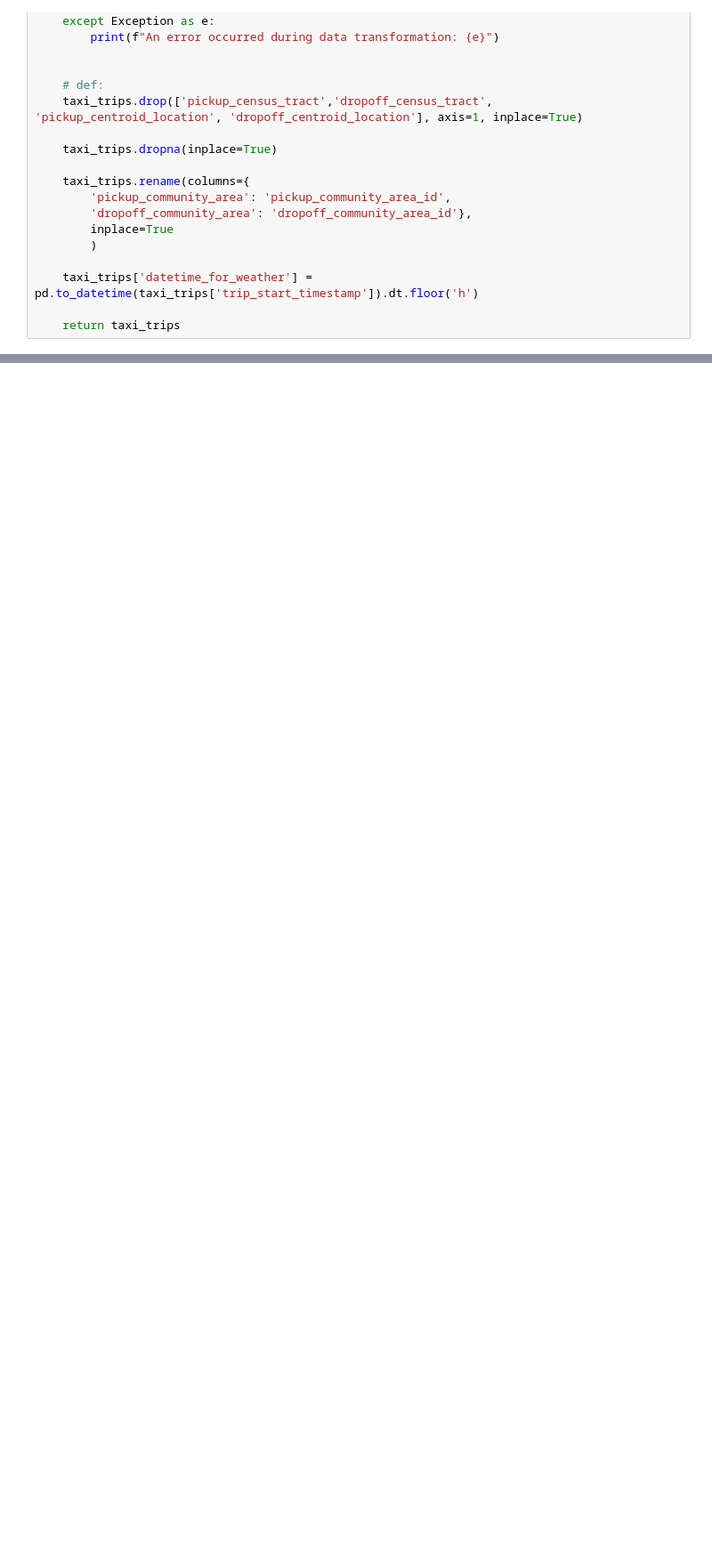
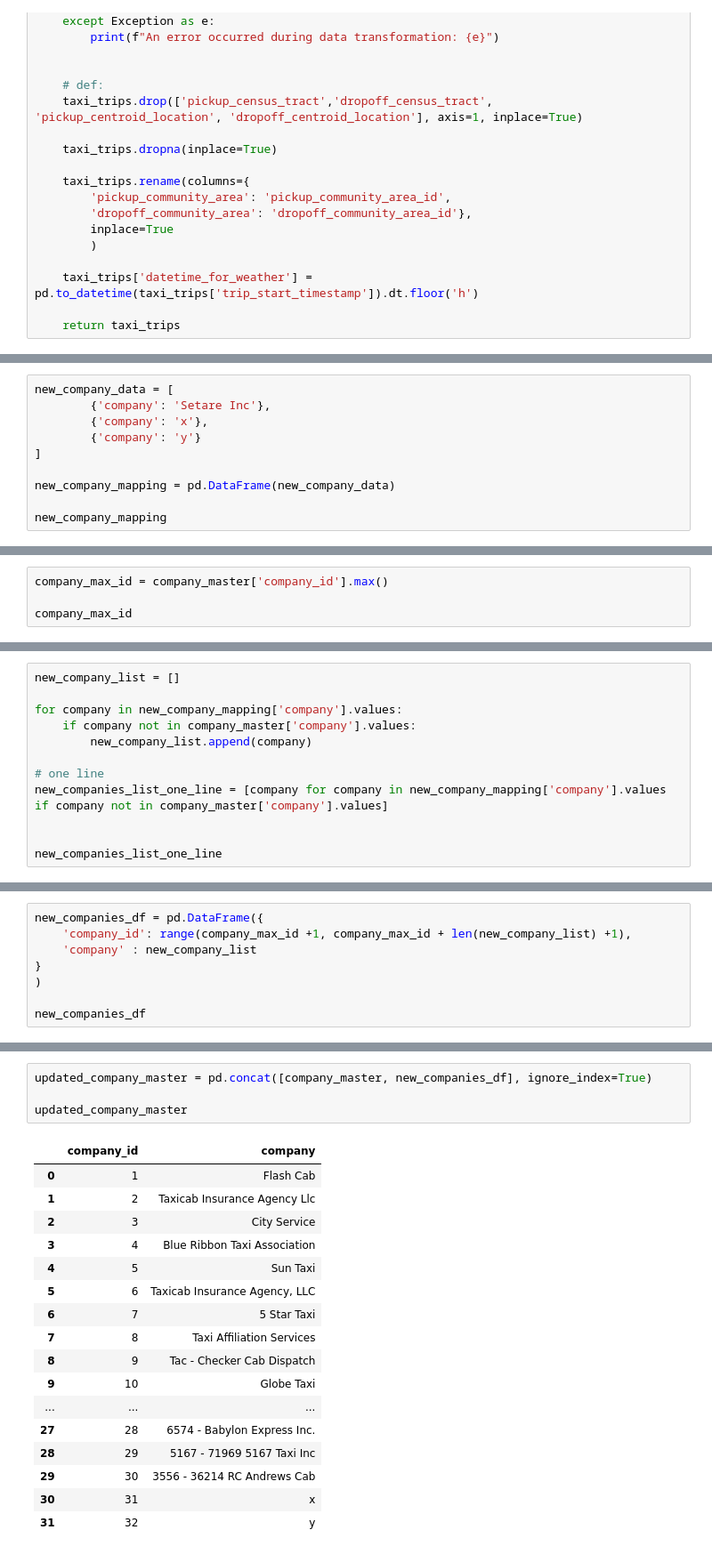
Before and after one commit to a8i9zm/Cubix_Data_Engineer, a Jupyter notebook: 07_transform_load.ipynb, the cells around one changed output, grey strips where cells are left out. Shown: that part at 89% size. Drawn from its saved outputs; the diff is of its cells as text; blank space fills up the shorter version.

```diff
--- a/07_transform_load.ipynb
+++ b/07_transform_load.ipynb
@@ -109,0 +143,10 @@ def taxi_trips_transformations(taxi_trips: pd.DataFrame) -> pd.DataFrame:
+# %%
+new_company_data = [
+        {'company': 'Setare Inc'},
+        {'company': 'x'},
+        {'company': 'y'}
+]
+
+new_company_mapping = pd.DataFrame(new_company_data)
+
+new_company_mapping
@@ -109,0 +158,4 @@ def taxi_trips_transformations(taxi_trips: pd.DataFrame) -> pd.DataFrame:
+# %%
+company_max_id = company_master['company_id'].max()
+
+company_max_id
@@ -109,0 +164,12 @@ def taxi_trips_transformations(taxi_trips: pd.DataFrame) -> pd.DataFrame:
+# %%
+new_company_list = []
+
+for company in new_company_mapping['company'].values:
+    if company not in company_master['company'].values:
+        new_company_list.append(company)
+
+# one line
+new_companies_list_one_line = [company for company in new_company_mapping['company'].values if company not in company_master['company'].values]
+
+
+new_companies_list_one_line
@@ -109,0 +178,8 @@ def taxi_trips_transformations(taxi_trips: pd.DataFrame) -> pd.DataFrame:
+# %%
+new_companies_df = pd.DataFrame({
+    'company_id': range(company_max_id +1, company_max_id + len(new_company_list) +1),
+    'company' : new_company_list
+}
+)
+
+new_companies_df
@@ -109,0 +190,22 @@ def taxi_trips_transformations(taxi_trips: pd.DataFrame) -> pd.DataFrame:
+# %%
+updated_company_master = pd.concat([company_master, new_companies_df], ignore_index=True)
+
+updated_company_master
+# %% [output]
+|  | company_id | company |
+| 0 | 1 | Flash Cab |
+| 1 | 2 | Taxicab Insurance Agency Llc |
+| 2 | 3 | City Service |
+| 3 | 4 | Blue Ribbon Taxi Association |
+| 4 | 5 | Sun Taxi |
+| 5 | 6 | Taxicab Insurance Agency, LLC |
+| 6 | 7 | 5 Star Taxi |
+| 7 | 8 | Taxi Affiliation Services |
+| 8 | 9 | Tac - Checker Cab Dispatch |
+| 9 | 10 | Globe Taxi |
+| ... | ... | ... |
+| 27 | 28 | 6574 - Babylon Express Inc. |
+| 28 | 29 | 5167 - 71969 5167 Taxi Inc |
+| 29 | 30 | 3556 - 36214 RC Andrews Cab |
+| 30 | 31 | x |
+| 31 | 32 | y |
```
Also changed, not shown: parts of 20 cells of this notebook.
